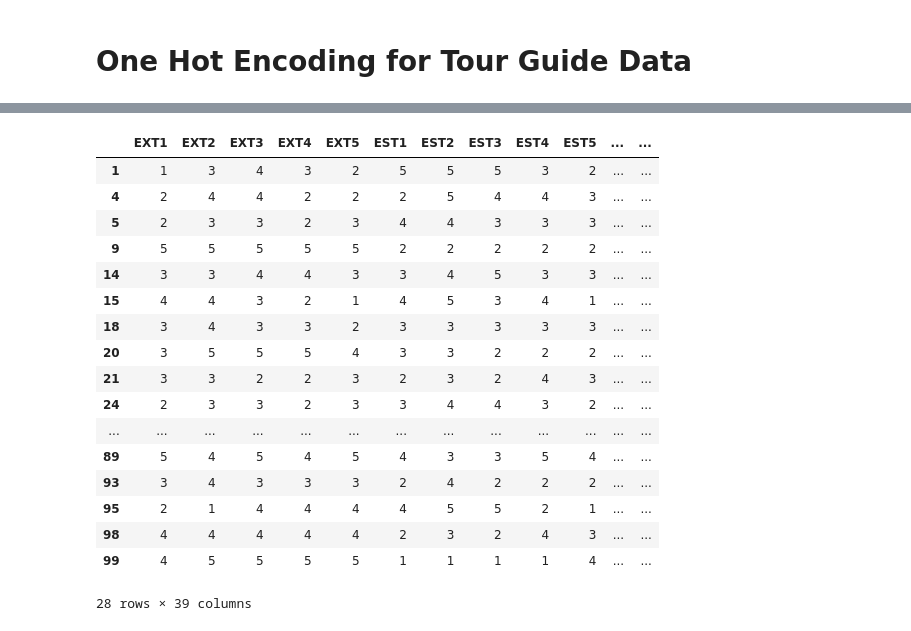
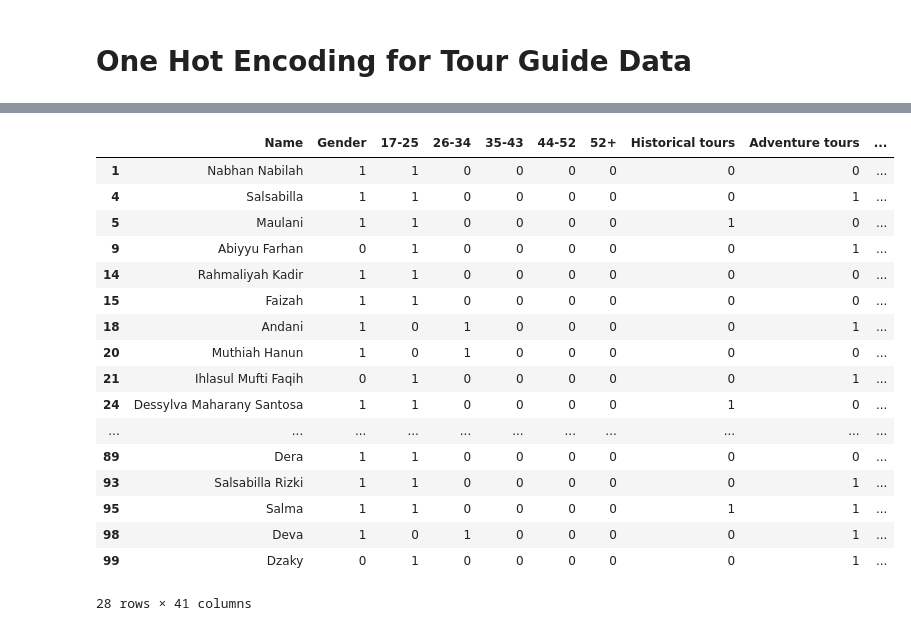
Before and after one commit to mas-tour/mastour-machine-learning, a Jupyter notebook: Cleaning_Survey_Data.ipynb, the cells around one changed output, grey strips where cells are left out. Saved outputs shown, nothing was run; the diff lists cells and outputs as text; code cells hidden in the pictures.

```diff
--- a/Cleaning_Survey_Data.ipynb
+++ b/Cleaning_Survey_Data.ipynb
@@ -206,26 +210,40 @@ tg_df
-# %%
-# Switching columns
-tg_df.insert(tg_df.columns.get_loc('OPN5') + 1, 'Gender', tg_df.pop('Gender'))
-tg_df
-# %% [output]
-|  | EXT1 | EXT2 | EXT3 | EXT4 | EXT5 | EST1 | EST2 | EST3 | EST4 | EST5 | ... | ... |
-| 1 | 1 | 3 | 4 | 3 | 2 | 5 | 5 | 5 | 3 | 2 | ... | ... |
-| 4 | 2 | 4 | 4 | 2 | 2 | 2 | 5 | 4 | 4 | 3 | ... | ... |
-| 5 | 2 | 3 | 3 | 2 | 3 | 4 | 4 | 3 | 3 | 3 | ... | ... |
-| 9 | 5 | 5 | 5 | 5 | 5 | 2 | 2 | 2 | 2 | 2 | ... | ... |
-| 14 | 3 | 3 | 4 | 4 | 3 | 3 | 4 | 5 | 3 | 3 | ... | ... |
-| 15 | 4 | 4 | 3 | 2 | 1 | 4 | 5 | 3 | 4 | 1 | ... | ... |
-| 18 | 3 | 4 | 3 | 3 | 2 | 3 | 3 | 3 | 3 | 3 | ... | ... |
-| 20 | 3 | 5 | 5 | 5 | 4 | 3 | 3 | 2 | 2 | 2 | ... | ... |
-| 21 | 3 | 3 | 2 | 2 | 3 | 2 | 3 | 2 | 4 | 3 | ... | ... |
-| 24 | 2 | 3 | 3 | 2 | 3 | 3 | 4 | 4 | 3 | 2 | ... | ... |
-| ... | ... | ... | ... | ... | ... | ... | ... | ... | ... | ... | ... | ... |
-| 89 | 5 | 4 | 5 | 4 | 5 | 4 | 3 | 3 | 5 | 4 | ... | ... |
-| 93 | 3 | 4 | 3 | 3 | 3 | 2 | 4 | 2 | 2 | 2 | ... | ... |
-| 95 | 2 | 1 | 4 | 4 | 4 | 4 | 5 | 5 | 2 | 1 | ... | ... |
-| 98 | 4 | 4 | 4 | 4 | 4 | 2 | 3 | 2 | 4 | 3 | ... | ... |
-| 99 | 4 | 5 | 5 | 5 | 5 | 1 | 1 | 1 | 1 | 4 | ... | ... |
-28 rows × 39 columns
+# %%
+# Switching columns
+tg_df.insert(tg_df.columns.get_loc('Gender') + 1, '17-25', tg_df.pop('17-25'))
+tg_df.insert(tg_df.columns.get_loc('17-25') + 1, '26-34', tg_df.pop('26-34'))
+tg_df.insert(tg_df.columns.get_loc('26-34') + 1, '35-43', tg_df.pop('35-43'))
+tg_df.insert(tg_df.columns.get_loc('35-43') + 1, '44-52', tg_df.pop('44-52'))
+tg_df.insert(tg_df.columns.get_loc('44-52') + 1, '52+', tg_df.pop('52+'))
+
+tg_df.insert(tg_df.columns.get_loc('52+') + 1, 'Historical tours', tg_df.pop('Historical tours'))
+tg_df.insert(tg_df.columns.get_loc('Historical tours') + 1, 'Adventure tours', tg_df.pop('Adventure tours'))
+tg_df.insert(tg_df.columns.get_loc('Adventure tours') + 1, 'Nature and wildlife tours', tg_df.pop('Nature and wildlife tours'))
+tg_df.insert(tg_df.columns.get_loc('Nature and wildlife tours') + 1, 'Culinary tours', tg_df.pop('Culinary tours'))
+tg_df.insert(tg_df.columns.get_loc('Culinary tours') + 1, 'Wellness and retreat tours', tg_df.pop('Wellness and retreat tours'))
+tg_df.insert(tg_df.columns.get_loc('Wellness and retreat tours') + 1, 'Architectural tours', tg_df.pop('Architectural tours'))
+tg_df.insert(tg_df.columns.get_loc('Architectural tours') + 1, 'Educational tours', tg_df.pop('Educational tours'))
+tg_df.insert(tg_df.columns.get_loc('Educational tours') + 1, 'Shopping tours', tg_df.pop('Shopping tours'))
+
+tg_df
+# %% [output]
+|  | Name | Gender | 17-25 | 26-34 | 35-43 | 44-52 | 52+ | Historical tours | Adventure tours | ... |
+| 1 | Nabhan Nabilah | 1 | 1 | 0 | 0 | 0 | 0 | 0 | 0 | ... |
+| 4 | Salsabilla | 1 | 1 | 0 | 0 | 0 | 0 | 0 | 1 | ... |
+| 5 | Maulani | 1 | 1 | 0 | 0 | 0 | 0 | 1 | 0 | ... |
+| 9 | Abiyyu Farhan | 0 | 1 | 0 | 0 | 0 | 0 | 0 | 1 | ... |
+| 14 | Rahmaliyah Kadir | 1 | 1 | 0 | 0 | 0 | 0 | 0 | 0 | ... |
+| 15 | Faizah | 1 | 1 | 0 | 0 | 0 | 0 | 0 | 0 | ... |
+| 18 | Andani | 1 | 0 | 1 | 0 | 0 | 0 | 0 | 1 | ... |
+| 20 | Muthiah Hanun | 1 | 0 | 1 | 0 | 0 | 0 | 0 | 0 | ... |
+| 21 | Ihlasul Mufti Faqih | 0 | 1 | 0 | 0 | 0 | 0 | 0 | 1 | ... |
+| 24 | Dessylva Maharany Santosa | 1 | 1 | 0 | 0 | 0 | 0 | 1 | 0 | ... |
+| ... | ... | ... | ... | ... | ... | ... | ... | ... | ... | ... |
+| 89 | Dera | 1 | 1 | 0 | 0 | 0 | 0 | 0 | 0 | ... |
+| 93 | Salsabilla Rizki | 1 | 1 | 0 | 0 | 0 | 0 | 0 | 1 | ... |
+| 95 | Salma | 1 | 1 | 0 | 0 | 0 | 0 | 1 | 1 | ... |
+| 98 | Deva | 1 | 0 | 1 | 0 | 0 | 0 | 0 | 1 | ... |
+| 99 | Dzaky | 0 | 1 | 0 | 0 | 0 | 0 | 0 | 1 | ... |
+28 rows × 41 columns
 # %%
 filepath = 'drive/MyDrive/Matchmaking-Data/tour-guide-data.csv'
 tg_df.to_csv(filepath, index=False)
```
Also changed, not shown: parts of 6 cells of this notebook.
